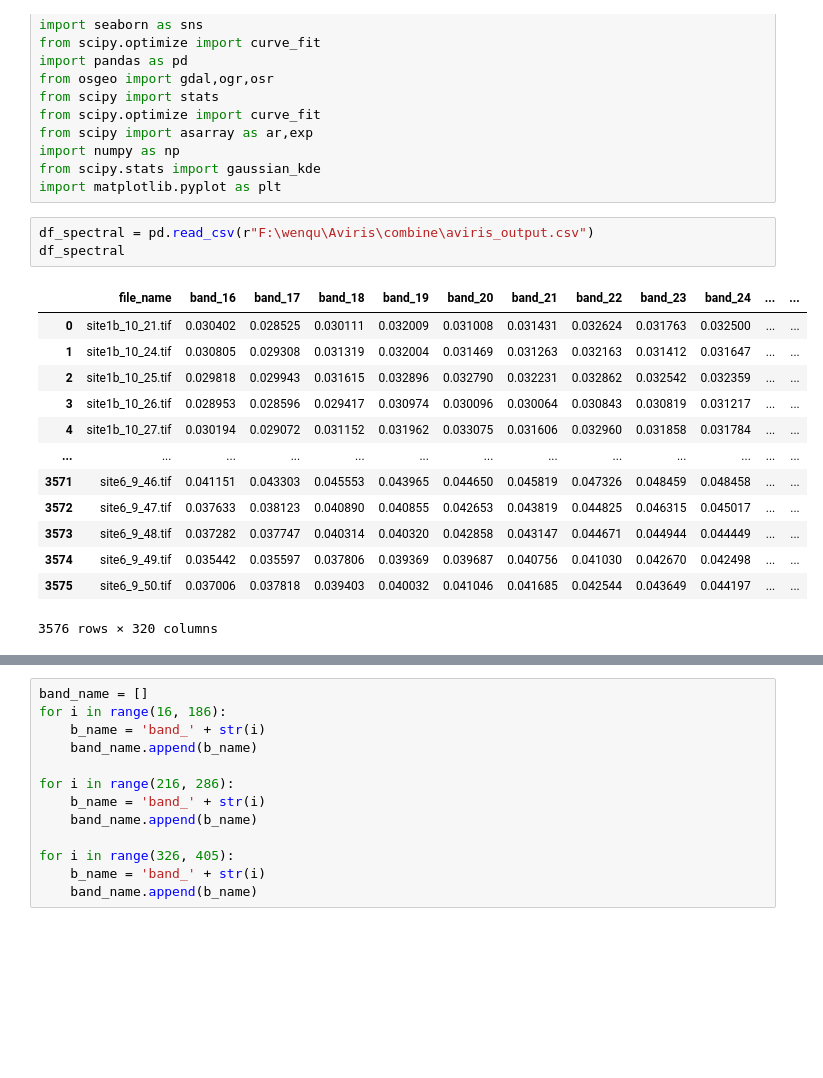
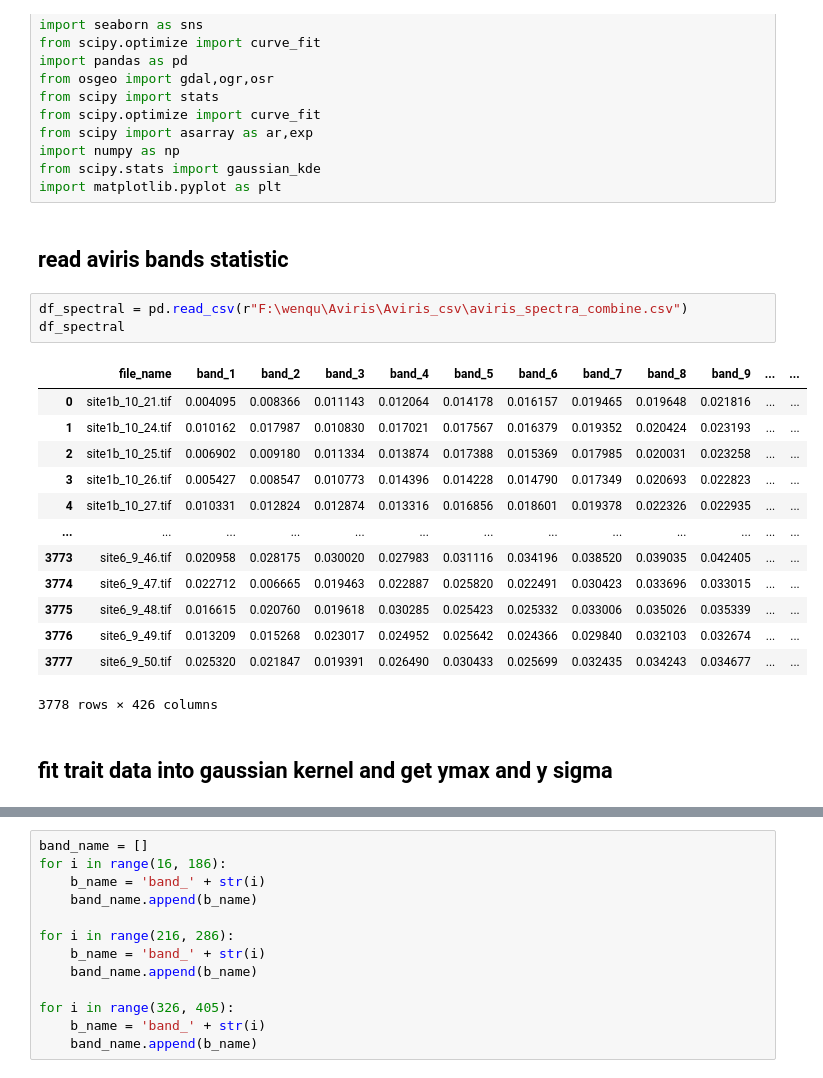
Before and after one commit to wenquchen/hytools, a Jupyter notebook: Gaussian_pdf_PLSR_combine_ymax.ipynb, the cells around one changed output, grey strips where cells are left out. Saved outputs shown, nothing was run; the diff lists cells and outputs as text; blank space fills up the shorter version.

```diff
--- a/Gaussian_pdf_PLSR_combine_ymax.ipynb
+++ b/Gaussian_pdf_PLSR_combine_ymax.ipynb
@@ -32,20 +32,24 @@ from scipy import asarray as ar,exp
 import numpy as np
 from scipy.stats import gaussian_kde
 import matplotlib.pyplot as plt
+# %% [markdown]
+## read aviris bands statistic
 # %%
-df_spectral = pd.read_csv(r"F:\wenqu\Aviris\combine\aviris_output.csv")
+df_spectral = pd.read_csv(r"F:\wenqu\Aviris\Aviris_csv\aviris_spectra_combine.csv")
 df_spectral
 # %% [output]
-|  | file_name | band_16 | band_17 | band_18 | band_19 | band_20 | band_21 | band_22 | band_23 | band_24 | ... | ... |
-| 0 | site1b_10_21.tif | 0.030402 | 0.028525 | 0.030111 | 0.032009 | 0.031008 | 0.031431 | 0.032624 | 0.031763 | 0.032500 | ... | ... |
-| 1 | site1b_10_24.tif | 0.030805 | 0.029308 | 0.031319 | 0.032004 | 0.031469 | 0.031263 | 0.032163 | 0.031412 | 0.031647 | ... | ... |
-| 2 | site1b_10_25.tif | 0.029818 | 0.029943 | 0.031615 | 0.032896 | 0.032790 | 0.032231 | 0.032862 | 0.032542 | 0.032359 | ... | ... |
-| 3 | site1b_10_26.tif | 0.028953 | 0.028596 | 0.029417 | 0.030974 | 0.030096 | 0.030064 | 0.030843 | 0.030819 | 0.031217 | ... | ... |
-| 4 | site1b_10_27.tif | 0.030194 | 0.029072 | 0.031152 | 0.031962 | 0.033075 | 0.031606 | 0.032960 | 0.031858 | 0.031784 | ... | ... |
+|  | file_name | band_1 | band_2 | band_3 | band_4 | band_5 | band_6 | band_7 | band_8 | band_9 | ... | ... |
+| 0 | site1b_10_21.tif | 0.004095 | 0.008366 | 0.011143 | 0.012064 | 0.014178 | 0.016157 | 0.019465 | 0.019648 | 0.021816 | ... | ... |
+| 1 | site1b_10_24.tif | 0.010162 | 0.017987 | 0.010830 | 0.017021 | 0.017567 | 0.016379 | 0.019352 | 0.020424 | 0.023193 | ... | ... |
+| 2 | site1b_10_25.tif | 0.006902 | 0.009180 | 0.011334 | 0.013874 | 0.017388 | 0.015369 | 0.017985 | 0.020031 | 0.023258 | ... | ... |
+| 3 | site1b_10_26.tif | 0.005427 | 0.008547 | 0.010773 | 0.014396 | 0.014228 | 0.014790 | 0.017349 | 0.020693 | 0.022823 | ... | ... |
+| 4 | site1b_10_27.tif | 0.010331 | 0.012824 | 0.012874 | 0.013316 | 0.016856 | 0.018601 | 0.019378 | 0.022326 | 0.022935 | ... | ... |
 | ... | ... | ... | ... | ... | ... | ... | ... | ... | ... | ... | ... | ... |
-| 3571 | site6_9_46.tif | 0.041151 | 0.043303 | 0.045553 | 0.043965 | 0.044650 | 0.045819 | 0.047326 | 0.048459 | 0.048458 | ... | ... |
-| 3572 | site6_9_47.tif | 0.037633 | 0.038123 | 0.040890 | 0.040855 | 0.042653 | 0.043819 | 0.044825 | 0.046315 | 0.045017 | ... | ... |
-| 3573 | site6_9_48.tif | 0.037282 | 0.037747 | 0.040314 | 0.040320 | 0.042858 | 0.043147 | 0.044671 | 0.044944 | 0.044449 | ... | ... |
-| 3574 | site6_9_49.tif | 0.035442 | 0.035597 | 0.037806 | 0.039369 | 0.039687 | 0.040756 | 0.041030 | 0.042670 | 0.042498 | ... | ... |
-| 3575 | site6_9_50.tif | 0.037006 | 0.037818 | 0.039403 | 0.040032 | 0.041046 | 0.041685 | 0.042544 | 0.043649 | 0.044197 | ... | ... |
+| 3773 | site6_9_46.tif | 0.020958 | 0.028175 | 0.030020 | 0.027983 | 0.031116 | 0.034196 | 0.038520 | 0.039035 | 0.042405 | ... | ... |
+| 3774 | site6_9_47.tif | 0.022712 | 0.006665 | 0.019463 | 0.022887 | 0.025820 | 0.022491 | 0.030423 | 0.033696 | 0.033015 | ... | ... |
+| 3775 | site6_9_48.tif | 0.016615 | 0.020760 | 0.019618 | 0.030285 | 0.025423 | 0.025332 | 0.033006 | 0.035026 | 0.035339 | ... | ... |
+| 3776 | site6_9_49.tif | 0.013209 | 0.015268 | 0.023017 | 0.024952 | 0.025642 | 0.024366 | 0.029840 | 0.032103 | 0.032674 | ... | ... |
+| 3777 | site6_9_50.tif | 0.025320 | 0.021847 | 0.019391 | 0.026490 | 0.030433 | 0.025699 | 0.032435 | 0.034243 | 0.034677 | ... | ... |
-3576 rows × 320 columns
+3778 rows × 426 columns
+# %% [markdown]
+## fit trait data into gaussian kernel and get ymax and y sigma
```
Also changed, not shown: parts of 52 cells of this notebook, 2 other files.
